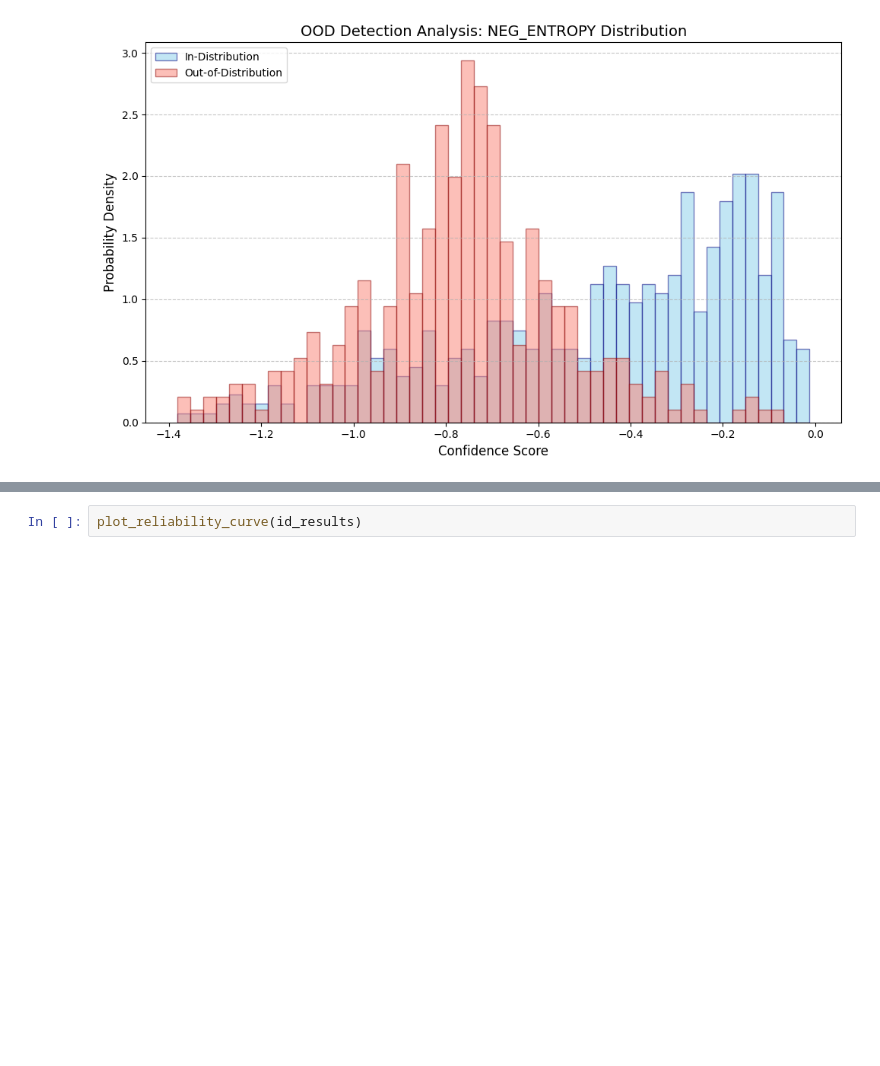
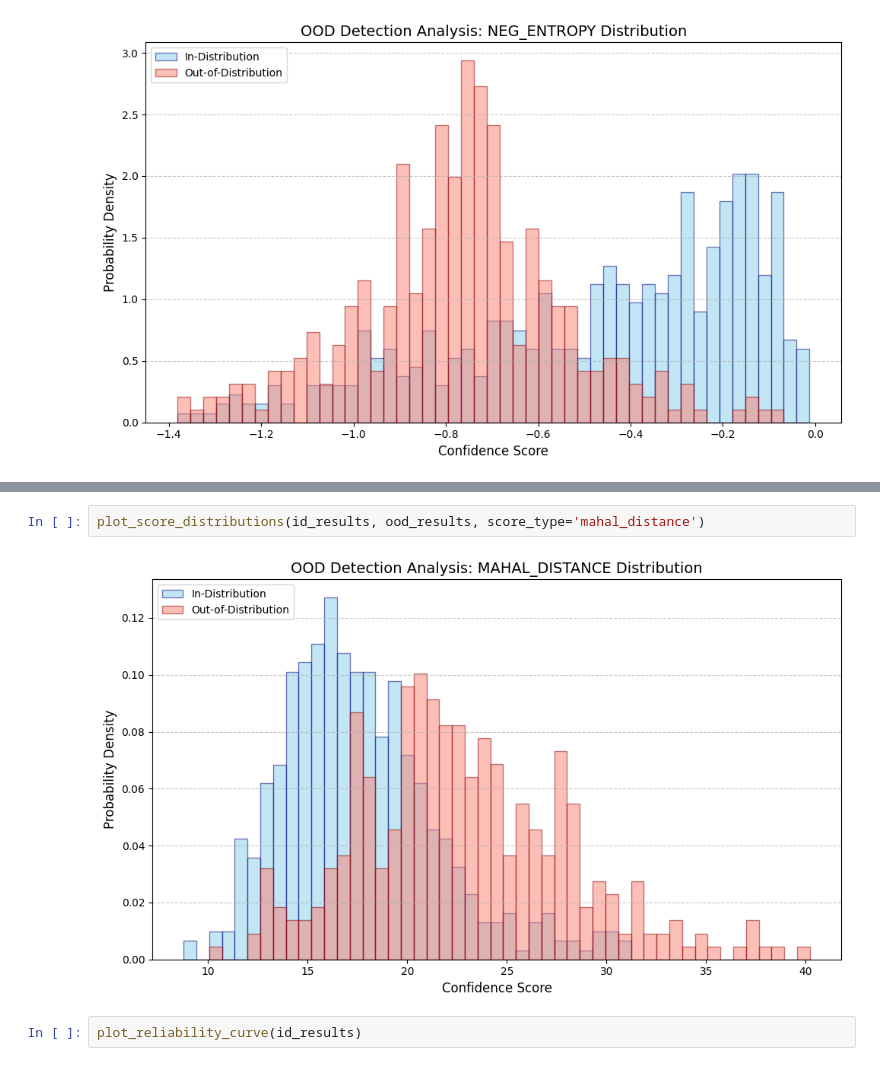
Before and after one commit to czotterbenedek/ood-detection-with-timedrl, a Jupyter notebook: analysis_results.ipynb, the cells around one changed output, grey strips where cells are left out. Saved outputs shown, nothing was run; the diff lists cells and outputs as text; blank space fills up the shorter version.

```diff
--- a/analysis_results.ipynb
+++ b/analysis_results.ipynb
@@ -436,3 +440,7 @@ plot_score_distributions(id_results, ood_results, score_type='neg_entropy')
+# %%
+plot_score_distributions(id_results, ood_results, score_type='mahal_distance')
+# %% [output]
+[figure, added]
 # %%
 plot_reliability_curve(id_results)
 # %% [output]
```
Also changed, not shown: parts of 3 cells of this notebook, 8 other files.
